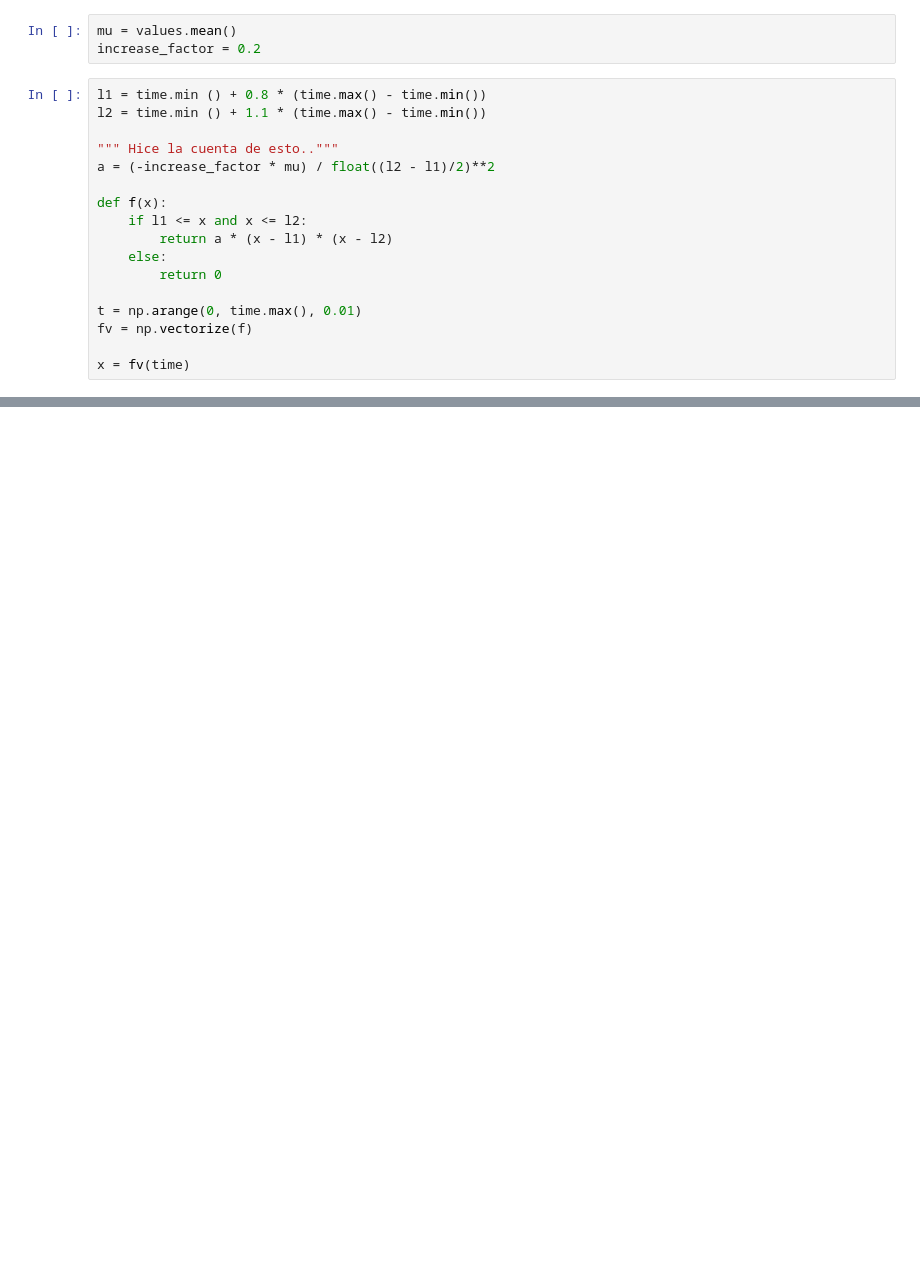
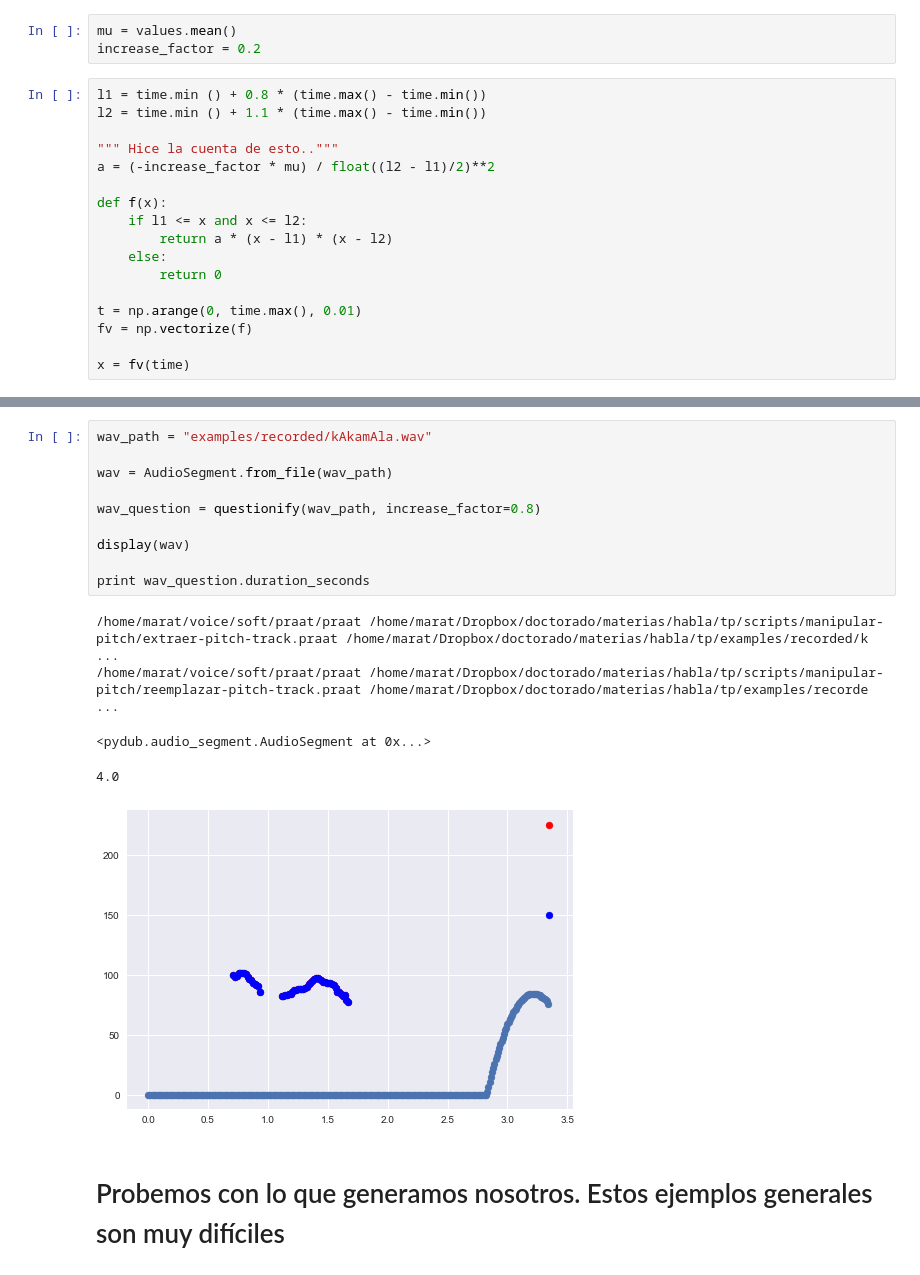
Before and after one commit to DamiFur/SpeechProcessTP1, a Jupyter notebook: questionify.ipynb, the cells around one changed output, grey strips where cells are left out. Cells and saved outputs as stored; diff of their text form; blank space fills up the shorter version.

```diff
--- a/questionify.ipynb
+++ b/questionify.ipynb
@@ -66,0 +137,18 @@ scatter(time, x + values)
+# %%
+wav_path = "examples/recorded/kAkamAla.wav"
+
+wav = AudioSegment.from_file(wav_path)
+
+wav_question = questionify(wav_path, increase_factor=0.8)
+
+display(wav)
+
+print wav_question.duration_seconds
+# %% [output]
+/home/marat/voice/soft/praat/praat /home/marat/Dropbox/doctorado/materias/habla/tp/scripts/manipular-pitch/extraer-pitch-track.praat /home/marat/Dropbox/doctorado/materias/habla/tp/examples/recorded/k ...
+/home/marat/voice/soft/praat/praat /home/marat/Dropbox/doctorado/materias/habla/tp/scripts/manipular-pitch/reemplazar-pitch-track.praat /home/marat/Dropbox/doctorado/materias/habla/tp/examples/recorde ...
+<pydub.audio_segment.AudioSegment at 0x...>
+4.0
+[figure, added]
+# %% [markdown]
+# Probemos con lo que generamos nosotros. Estos ejemplos generales son muy difíciles
```
Also changed, not shown: parts of 20 cells of this notebook, 3 other files.
